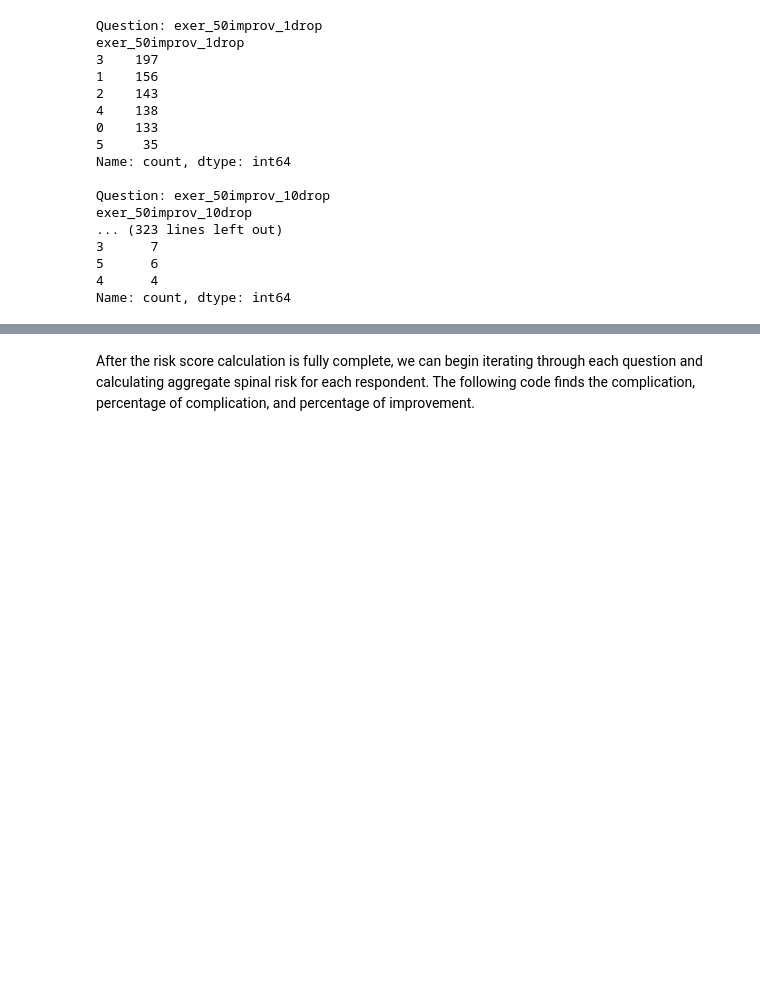
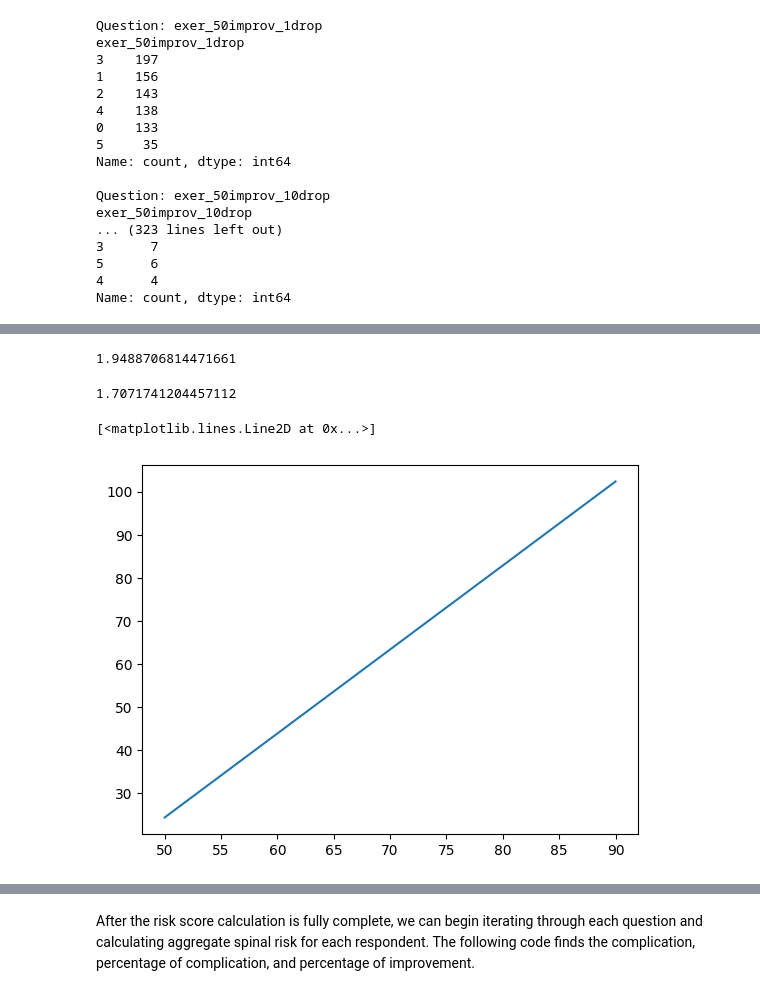
Before and after one commit to evanyfyip/vm-spinal-risk, a Jupyter notebook: vm-spinal-risk/notebooks/spinal_risk_calc.ipynb, the cells around one changed output, grey strips where cells are left out. Cells and saved outputs as stored; diff of their text form; code cells hidden in the pictures; blank space fills up the shorter version.

Commit message:
added weights into dictionary object

```diff
--- a/vm-spinal-risk/notebooks/spinal_risk_calc.ipynb
+++ b/vm-spinal-risk/notebooks/spinal_risk_calc.ipynb
@@ -100,0 +140,3 @@ Name: count, dtype: int64
+# %%
+def weighted_average(values, weights):
+    return sum(np.multiply(values,weights)) / sum(values)
@@ -100,0 +197,32 @@ Name: count, dtype: int64
+# %%
+weights = [1,2,3,4,5,6]
+exer_50 = [counts_by_question["exer_50improv_1drop"][i] for i in range(6)]
+exer_90 = [counts_by_question["exer_90improv_1drop"][i] for i in range(6)]
+work_50 = [counts_by_question["work_50improv_1drop"][i] for i in range(6)]
+work_90 = [counts_by_question["work_90improv_1drop"][i] for i in range(6)]
+
+
+exer_50_WA = weighted_average(exer_50, weights)
+exer_90_WA = weighted_average(exer_90, weights)
+
+work_50_WA = weighted_average(work_50, weights)
+work_90_WA = weighted_average(work_90, weights)
+
+
+w_slope = (np.exp(work_90_WA) - np.exp(work_50_WA))/40
+e_slope = (np.exp(exer_90_WA) - np.exp(exer_50_WA))/40
+
+test = [50,90]
+# %%
+e_slope
+# %% [output]
+1.9488706814471661
+# %%
+w_slope
+# %% [output]
+1.7071741204457112
+# %%
+plt.plot(test, np.exp([exer_50_WA, exer_90_WA]))
+# %% [output]
+[<matplotlib.lines.Line2D at 0x...>]
+[figure, added]
```
Also changed, not shown: parts of 23 cells of this notebook.
